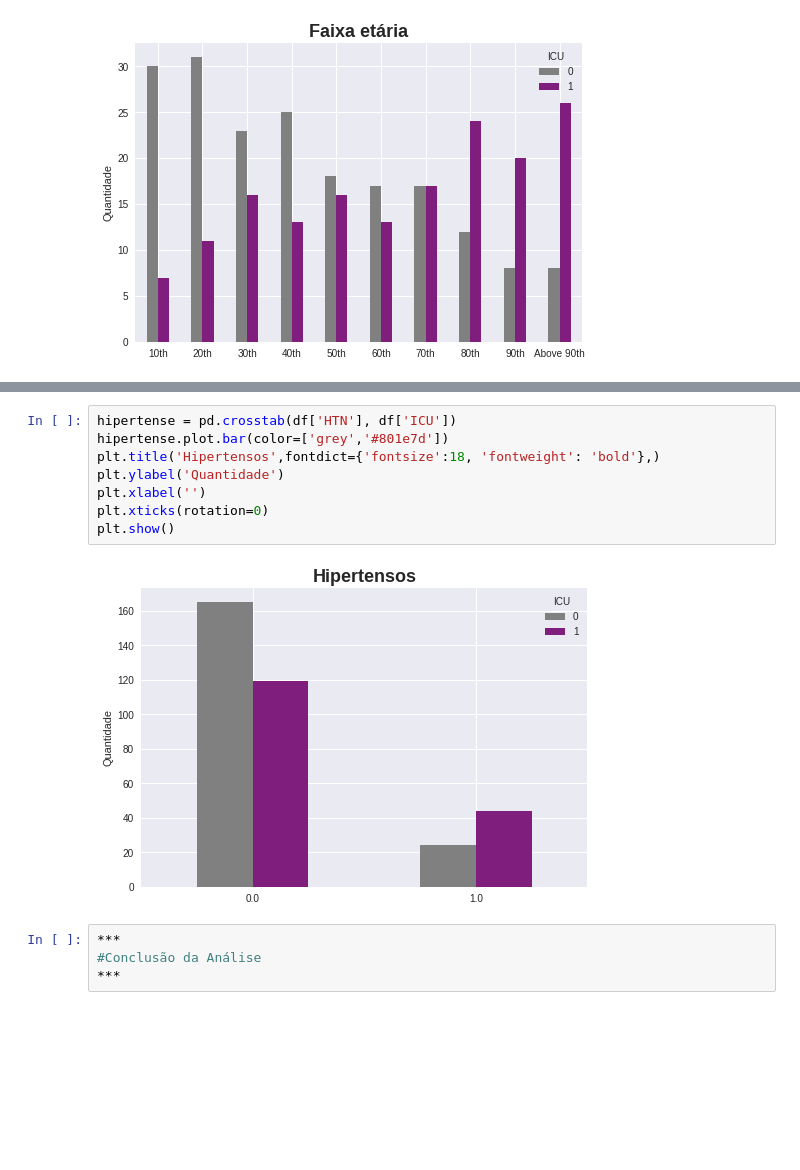
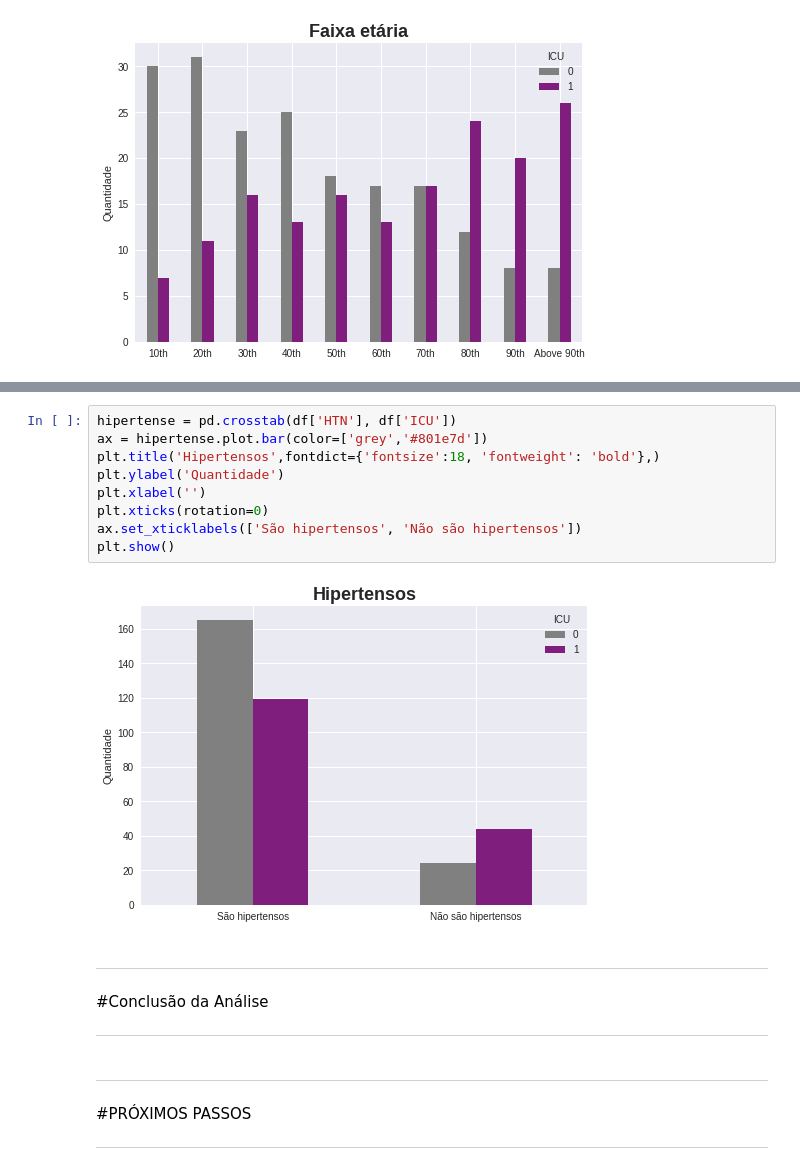
Before and after one commit to JuniorTorresMTJ/Projeto_Todo_mundo_odeia_o_COVID, a Jupyter notebook: notebook/Projeto_Todo_Mundo_Odeia_o_COVID_EDA.ipynb, the cells around one changed output, grey strips where cells are left out. Drawn from its saved outputs; the diff is of its cells as text; blank space fills up the shorter version.

```diff
--- a/notebook/Projeto_Todo_Mundo_Odeia_o_COVID_EDA.ipynb
+++ b/notebook/Projeto_Todo_Mundo_Odeia_o_COVID_EDA.ipynb
@@ -178,14 +169,19 @@ plt.show()
 # %%
 hipertense = pd.crosstab(df['HTN'], df['ICU'])
-hipertense.plot.bar(color=['grey','#801e7d'])
+ax = hipertense.plot.bar(color=['grey','#801e7d'])
 plt.title('Hipertensos',fontdict={'fontsize':18, 'fontweight': 'bold'},)
 plt.ylabel('Quantidade')
 plt.xlabel('')
 plt.xticks(rotation=0)
+ax.set_xticklabels(['São hipertensos', 'Não são hipertensos'])
 plt.show()
 # %% [output]
-[figure, old version]
+[figure, new version]
-# %%
-***
-#Conclusão da Análise
-***
+# %% [markdown]
+***
+#Conclusão da Análise
+***
+# %% [markdown]
+***
+#PRÓXIMOS PASSOS
+***
```
Also changed, not shown: parts of 9 cells of this notebook.
